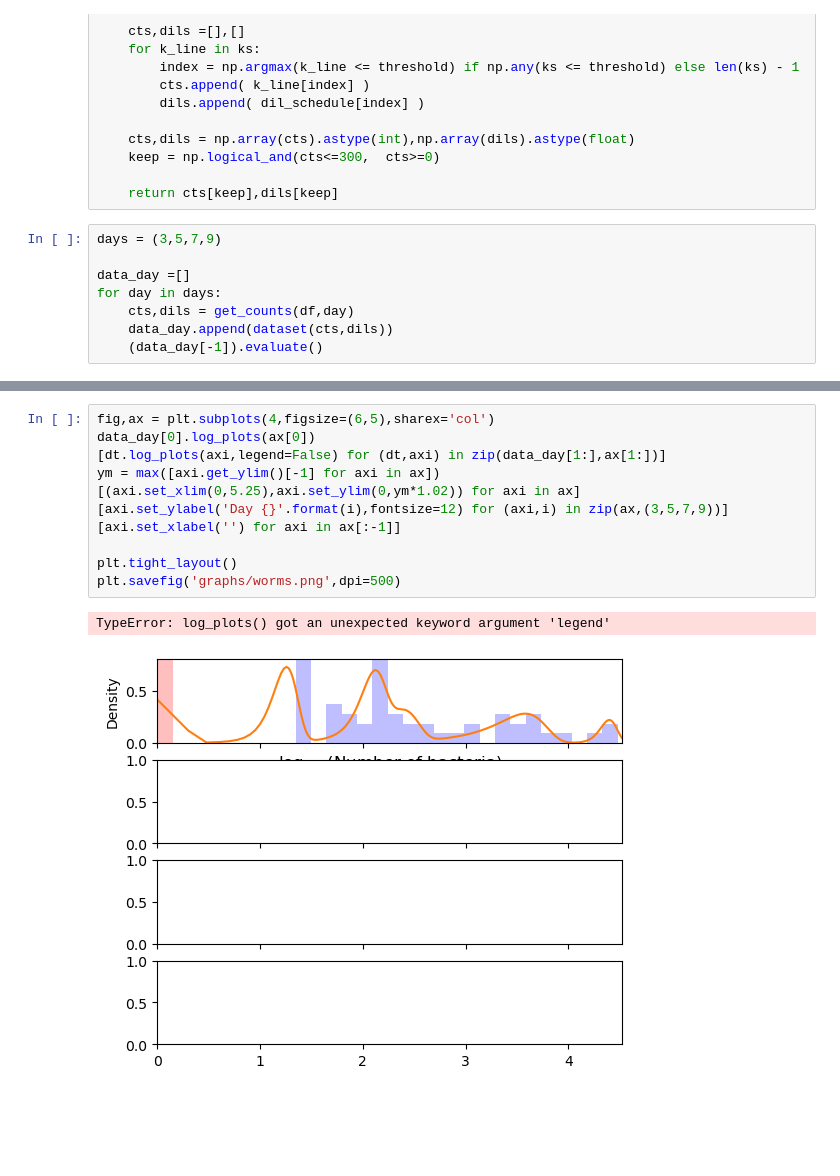
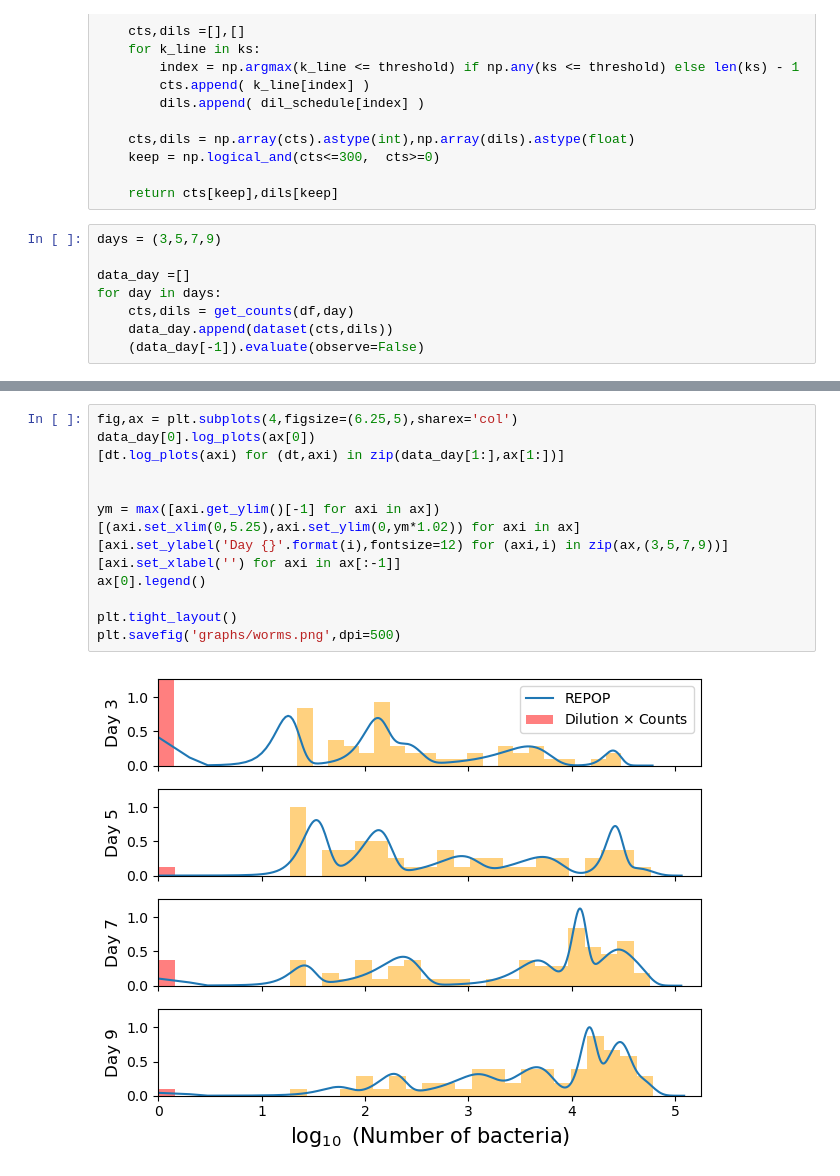
Before and after one commit to PessoaP/REPOP, a Jupyter notebook: Fig5_Celegans.ipynb, the cells around one changed output, grey strips where cells are left out. Drawn from its saved outputs; the diff is of its cells as text; blank space fills up the shorter version.

```diff
--- a/Fig5_Celegans.ipynb
+++ b/Fig5_Celegans.ipynb
@@ -34,4 +34,4 @@ data_day =[]
 for day in days:
     cts,dils = get_counts(df,day)
     data_day.append(dataset(cts,dils))
-    (data_day[-1]).evaluate()
+    (data_day[-1]).evaluate(observe=False)
@@ -90,14 +38,16 @@ for day in days:
 # %%
-fig,ax = plt.subplots(4,figsize=(6,5),sharex='col')
+fig,ax = plt.subplots(4,figsize=(6.25,5),sharex='col')
 data_day[0].log_plots(ax[0])
-[dt.log_plots(axi,legend=False) for (dt,axi) in zip(data_day[1:],ax[1:])]
+[dt.log_plots(axi) for (dt,axi) in zip(data_day[1:],ax[1:])]
+
+
 ym = max([axi.get_ylim()[-1] for axi in ax])
 [(axi.set_xlim(0,5.25),axi.set_ylim(0,ym*1.02)) for axi in ax]
 [axi.set_ylabel('Day {}'.format(i),fontsize=12) for (axi,i) in zip(ax,(3,5,7,9))]
 [axi.set_xlabel('') for axi in ax[:-1]]
+ax[0].legend()
 
 plt.tight_layout()
 plt.savefig('graphs/worms.png',dpi=500)
 # %% [output]
-TypeError: log_plots() got an unexpected keyword argument 'legend'
-[figure, old version]
+[figure, new version]
```
Also changed, not shown: parts of 1 cell of this notebook, 4 other files.
